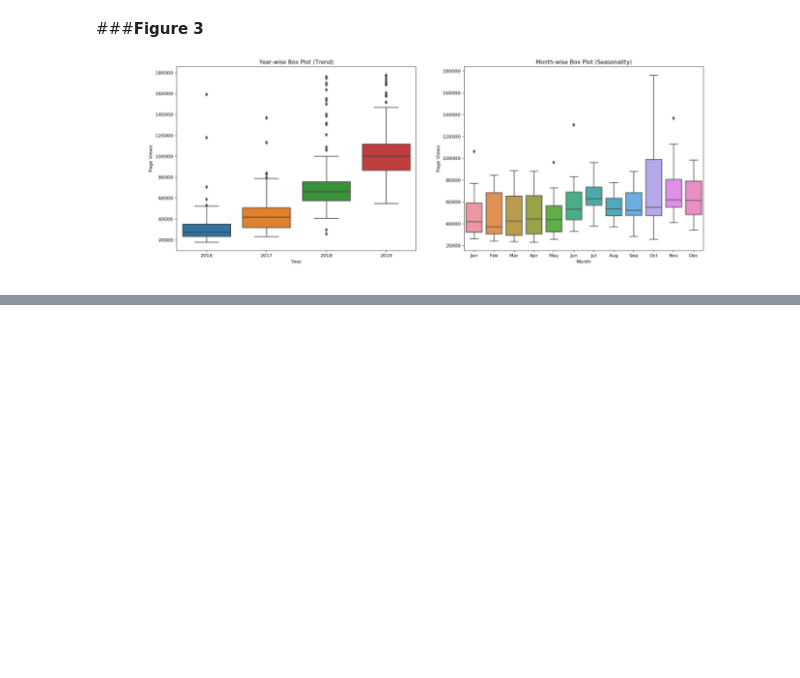
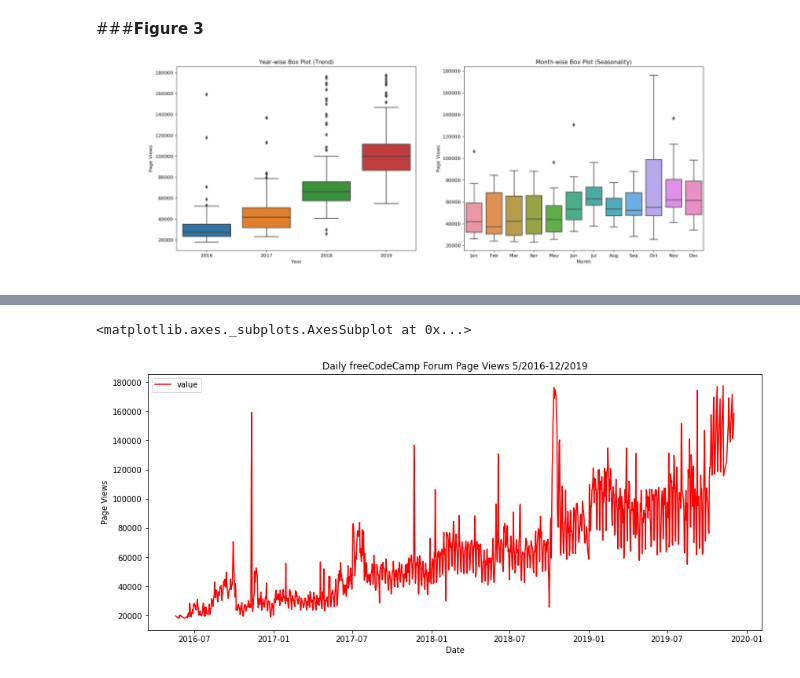
Before and after one commit to sury1999/Data-Analysis-Excercises, a Jupyter notebook: Page_time_series_visualizer.ipynb, the cells around one changed output, grey strips where cells are left out. Saved outputs shown, nothing was run; the diff lists cells and outputs as text; code cells hidden in the pictures; blank space fills up the shorter version.

```diff
--- a/Page_time_series_visualizer.ipynb
+++ b/Page_time_series_visualizer.ipynb
@@ -24,0 +32,6 @@ For this project you will visualize time series data using a line chart, bar cha
+# %%
+df = pd.read_csv('/fcc-fourm-pageview.csv',
+                  parse_dates=['date'],
+                 index_col= ['date'],
+                 na_values=['999.99'])
+df.head()
@@ -24,0 +46,4 @@ For this project you will visualize time series data using a line chart, bar cha
+# %%
+df_clean = df[(df['value'] >= df['value'].quantile(0.025)) &
+              (df['value'] <= df['value'].quantile(0.975)) ]
+df_clean.head()
@@ -24,0 +58,3 @@ For this project you will visualize time series data using a line chart, bar cha
+# %%
+df_dates_reqd = df_clean['5/2016':'12/2019']
+df_dates_reqd.head()
@@ -24,0 +69,9 @@ For this project you will visualize time series data using a line chart, bar cha
+# %%
+fig, ax = plt.subplots(figsize=(14,6))
+ax.set(xlabel="Date",
+       ylabel="Page Views",
+       title="Daily freeCodeCamp Forum Page Views 5/2016-12/2019")
+sns.lineplot(data=df_dates_reqd,  palette=['red'])
+# %% [output]
+<matplotlib.axes._subplots.AxesSubplot at 0x...>
+[figure, added]
```
Also changed, not shown: parts of 6 cells of this notebook.
